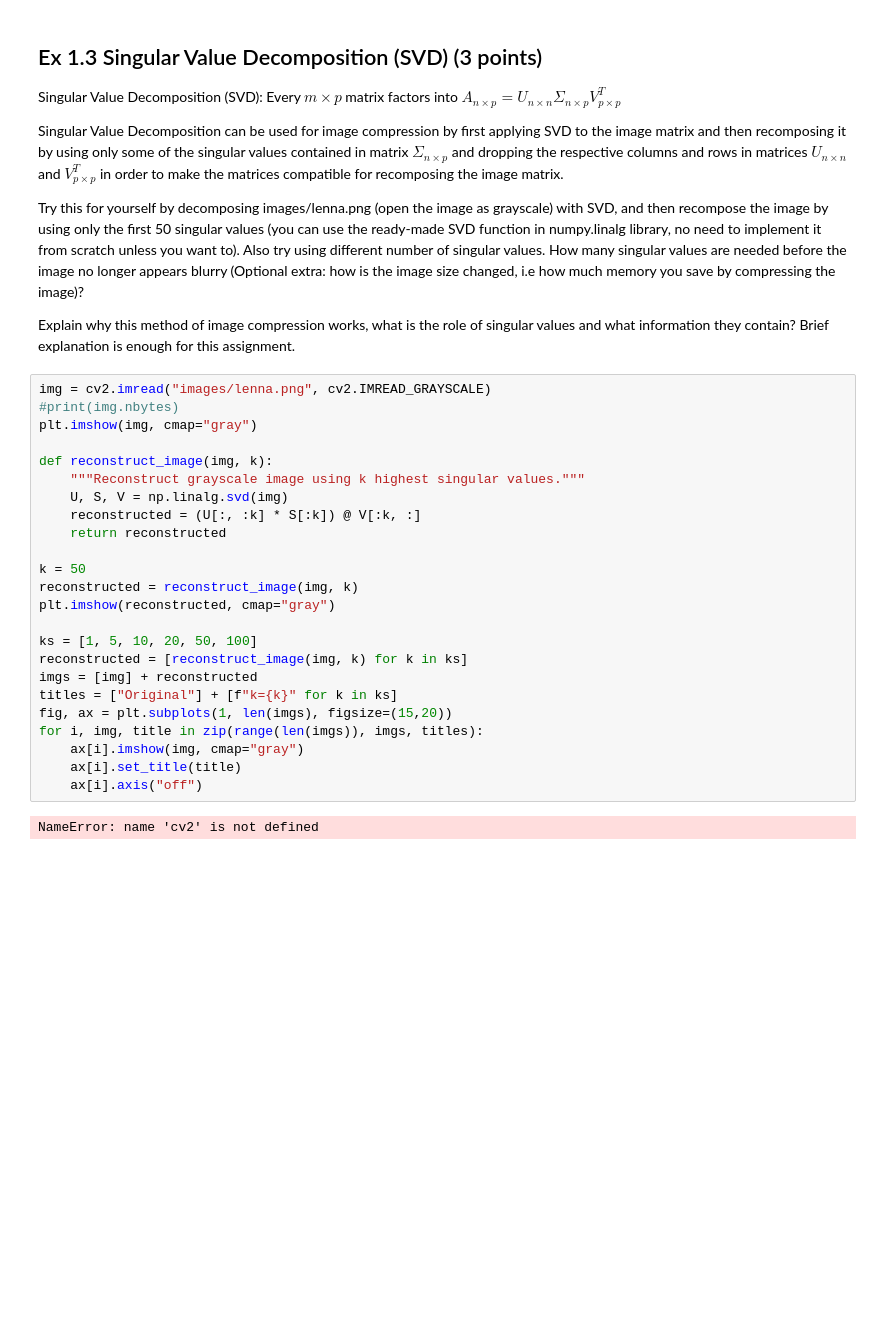
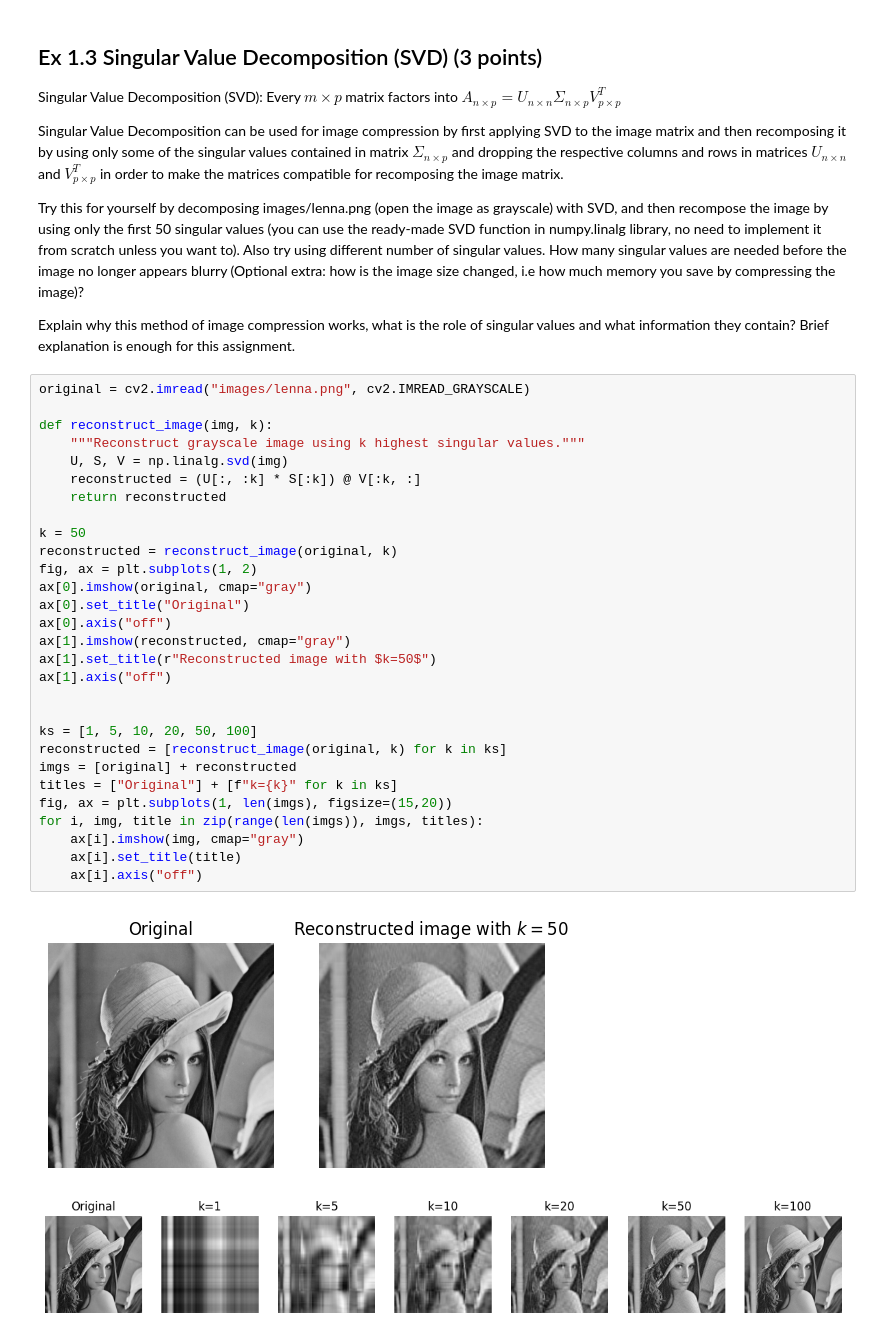
Before and after one commit to macpalor/computer-vision, a Jupyter notebook: ex1/CV-2025-exercises-01.ipynb, the cells around one changed output. Drawn from its saved outputs; the diff is of its cells as text; blank space fills up the shorter version.

Commit message:
Ex 1: correct plot title in problem 3

```diff
--- a/ex1/CV-2025-exercises-01.ipynb
+++ b/ex1/CV-2025-exercises-01.ipynb
@@ -265,31 +266,37 @@ Try this for yourself by decomposing images/lenna.png (open the image as graysca
 
 Explain why this method of image compression works, what is the role of singular values and what information they contain? Brief explanation is enough for this assignment.
 # %%
-img = cv2.imread("images/lenna.png", cv2.IMREAD_GRAYSCALE)
-#print(img.nbytes)
-plt.imshow(img, cmap="gray")
+original = cv2.imread("images/lenna.png", cv2.IMREAD_GRAYSCALE)
 
 def reconstruct_image(img, k):
     """Reconstruct grayscale image using k highest singular values."""
     U, S, V = np.linalg.svd(img)
     reconstructed = (U[:, :k] * S[:k]) @ V[:k, :]
     return reconstructed
 
 k = 50
-reconstructed = reconstruct_image(img, k)
-plt.imshow(reconstructed, cmap="gray")
+reconstructed = reconstruct_image(original, k)
+fig, ax = plt.subplots(1, 2)
+ax[0].imshow(original, cmap="gray")
+ax[0].set_title("Original")
+ax[0].axis("off")
+ax[1].imshow(reconstructed, cmap="gray")
+ax[1].set_title(r"Reconstructed image with $k=50$")
+ax[1].axis("off")
+
 
 ks = [1, 5, 10, 20, 50, 100]
-reconstructed = [reconstruct_image(img, k) for k in ks]
-imgs = [img] + reconstructed
+reconstructed = [reconstruct_image(original, k) for k in ks]
+imgs = [original] + reconstructed
 titles = ["Original"] + [f"k={k}" for k in ks]
 fig, ax = plt.subplots(1, len(imgs), figsize=(15,20))
 for i, img, title in zip(range(len(imgs)), imgs, titles):
     ax[i].imshow(img, cmap="gray")
     ax[i].set_title(title)
     ax[i].axis("off")
 # %% [output]
-NameError: name 'cv2' is not defined
+[figure, added]
+[figure, added]
 # %% [markdown]
 The blurriness of the image depends on the zoom level, but already at $k=50$ the reconstructed image is visually nearly indistinguishable from the original unless you look very closely. So maybe somewhere between $k=50$ and $k=100$ the blurriness "disappears".
 
```
Also changed, not shown: parts of 3 cells of this notebook.
